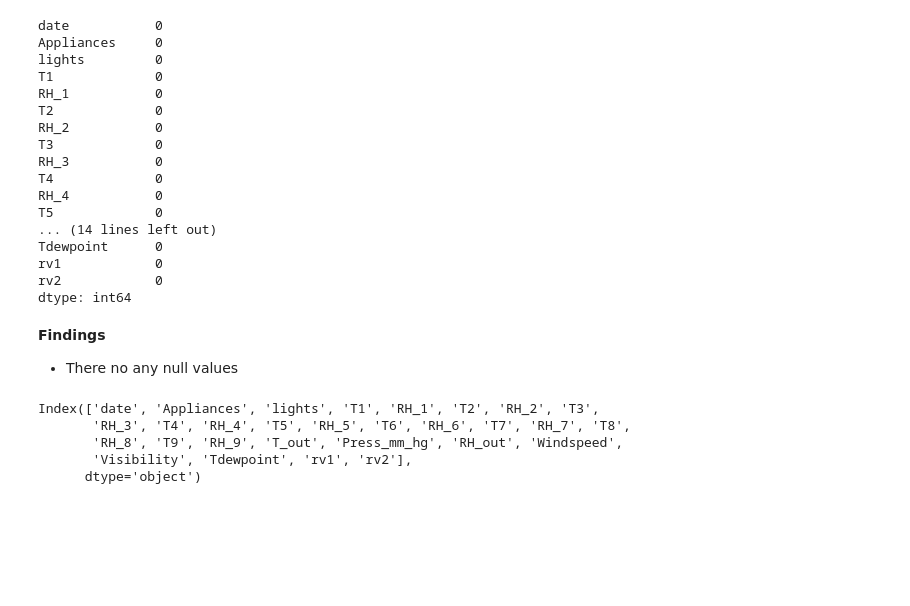
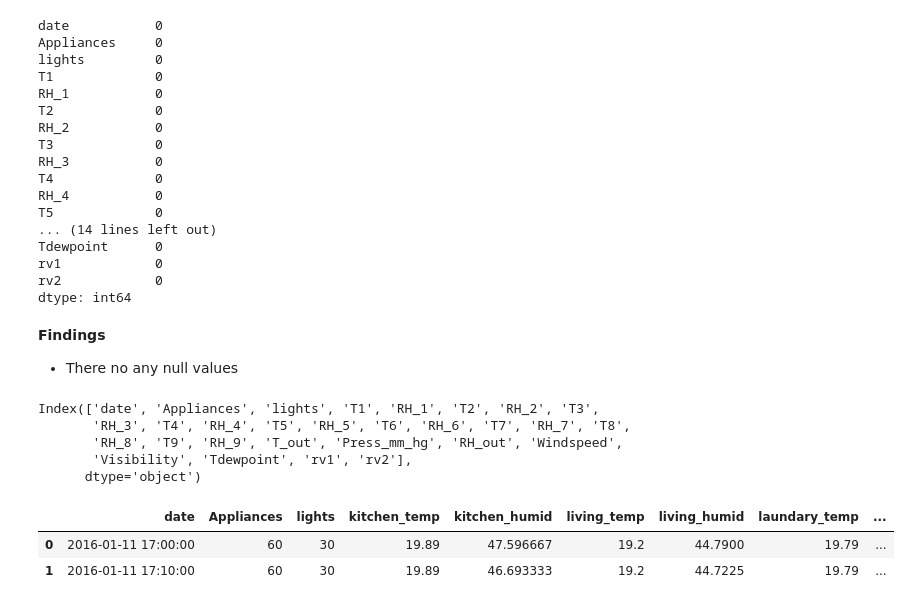
Before and after one commit to raushan9jnv/Appliances-Energy-Prediction, a Jupyter notebook: Appliances_Energy_Prediction.ipynb, the cells around one changed output. Drawn from its saved outputs; the diff is of its cells as text; code cells hidden in the pictures; blank space fills up the shorter version.

```diff
--- a/Appliances_Energy_Prediction.ipynb
+++ b/Appliances_Energy_Prediction.ipynb
@@ -161,5 +161,26 @@ Index(['date', 'Appliances', 'lights', 'T1', 'RH_1', 'T2', 'RH_2', 'T3',
        'Visibility', 'Tdewpoint', 'rv1', 'rv2'],
       dtype='object')
 # %%
-# change name of column for simplicity
-temp_column = {'T1' :'kitchen_temp', 'T2' :  }
+# change name of temperature column for simplicity
+temp_column = {
+               'T1' :'kitchen_temp', 'T2' : 'living_temp', 'T3' : 'laundary_temp', 'T4' : 'office_temp',
+               'T5' : 'bath_temp', 'T6' : 'outside_temp', 'T7' : 'ironing_temp', 'T8' : 'teen_temp',
+               'T9' : ' parents_temp', 'T_out' : 'station_temp'
+               }
+# %%
+energy = df.rename(columns = temp_column)
+# %%
+# change name of humidity column for simplicity
+humid_column = {
+               'RH_1' :'kitchen_humid', 'RH_2' : 'living_humid', 'RH_3' : 'laundary_humid', 'RH_4' : 'office_humid',
+               'RH_5' : 'bath_humid', 'RH_6' : 'outside_humid', 'RH_7' : 'ironing_humid', 'RH_8' : 'teen_humid',
+               'RH_9' : ' parents_humid', 'RH_out' : 'station_humid'
+               }
+# %%
+energy = energy.rename(columns =humid_column)
+# %%
+energy.head(2)
+# %% [output]
+|  | date | Appliances | lights | kitchen_temp | kitchen_humid | living_temp | living_humid | laundary_temp | ... |
+| 0 | 2016-01-11 17:00:00 | 60 | 30 | 19.89 | 47.596667 | 19.2 | 44.7900 | 19.79 | ... |
+| 1 | 2016-01-11 17:10:00 | 60 | 30 | 19.89 | 46.693333 | 19.2 | 44.7225 | 19.79 | ... |
```
Also changed, not shown: parts of 1 cell of this notebook.
